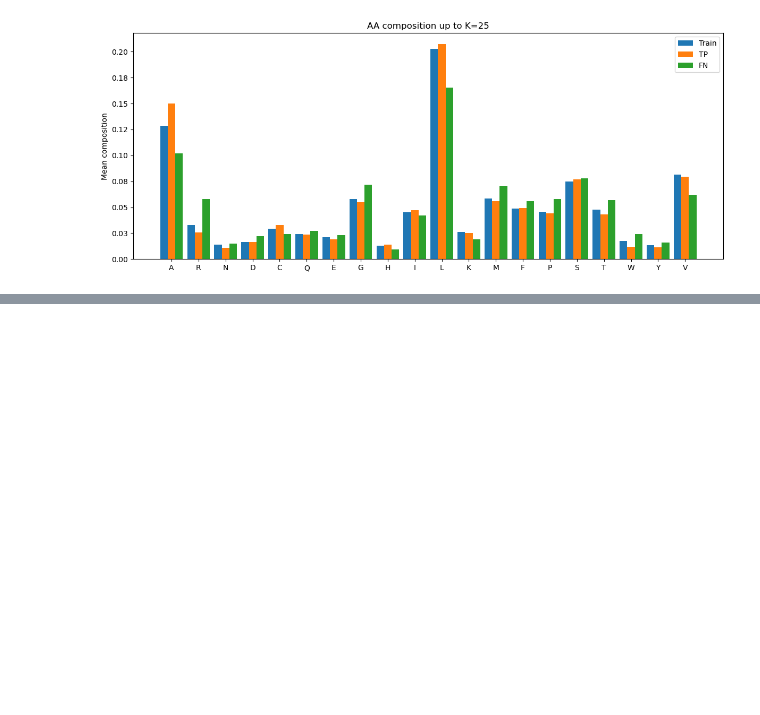
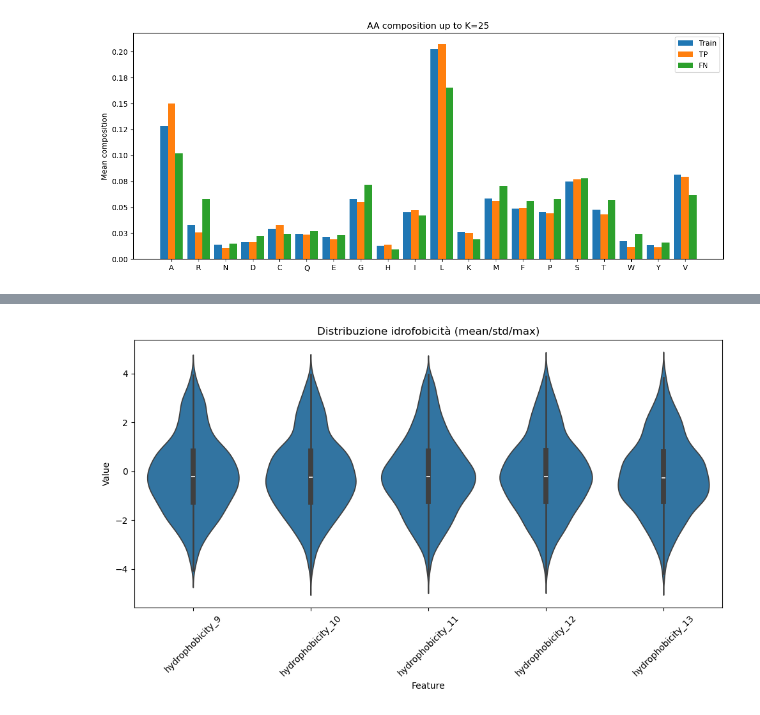
Before and after one commit to bianca29092001/LAB2_project_group, a Jupyter notebook: 6_FP_FN_evaluation/FP_FN_evaluation.ipynb, the cells around one changed output, grey strips where cells are left out. Saved outputs shown, nothing was run; the diff lists cells and outputs as text; code cells hidden in the pictures; blank space fills up the shorter version.

```diff
--- a/6_FP_FN_evaluation/FP_FN_evaluation.ipynb
+++ b/6_FP_FN_evaluation/FP_FN_evaluation.ipynb
@@ -178,6 +178,11 @@ print(all_FP)
 0.0135
 # %% [markdown]
 ## **AA composition among positives from the training set and true positives and false negatives from test set**
+# %%
+train_features = svm.npz_to_dataframe("../5_SVM/npz_files/separate_features.npz")[0]
+test_features = svm.npz_to_dataframe("../5_SVM/npz_files/test_features.npz")[0]
+train_features['id'] = training['id']
+test_features['id'] = benchmark['id']
 # %%
 pos_train = training.loc[training['sp_type'] == 1].copy()
 print(len(pos_train))
@@ -226,0 +324,23 @@ ax.legend(); fig.tight_layout(); plt.show()
+# %%
+tp_score = pos_benchmark_svm.merge(test_features[['id', 'score_1']], how = 'inner')
+fn_score = fn_svm.merge(test_features[['id', 'score_1']], how = 'inner')
+
+hydro_cols = [
+    'hydrophobicity_9',
+    'hydrophobicity_10',
+    'hydrophobicity_11',
+    'hydrophobicity_12',
+    'hydrophobicity_13'
+]
+tf_melt = test_features.melt(value_vars=hydro_cols,
+                  var_name='Feature',
+                  value_name='Value')
+
+plt.figure(figsize=(10,6))
+sns.violinplot(data=tf_melt, x='Feature', y='Value', inner='box')
+plt.title("Distribuzione idrofobicità (mean/std/max)")
+plt.xticks(rotation=45)
+plt.tight_layout()
+plt.show()
+# %% [output]
+[figure, added]
```
Also changed, not shown: parts of 8 cells of this notebook, 12 other files.
